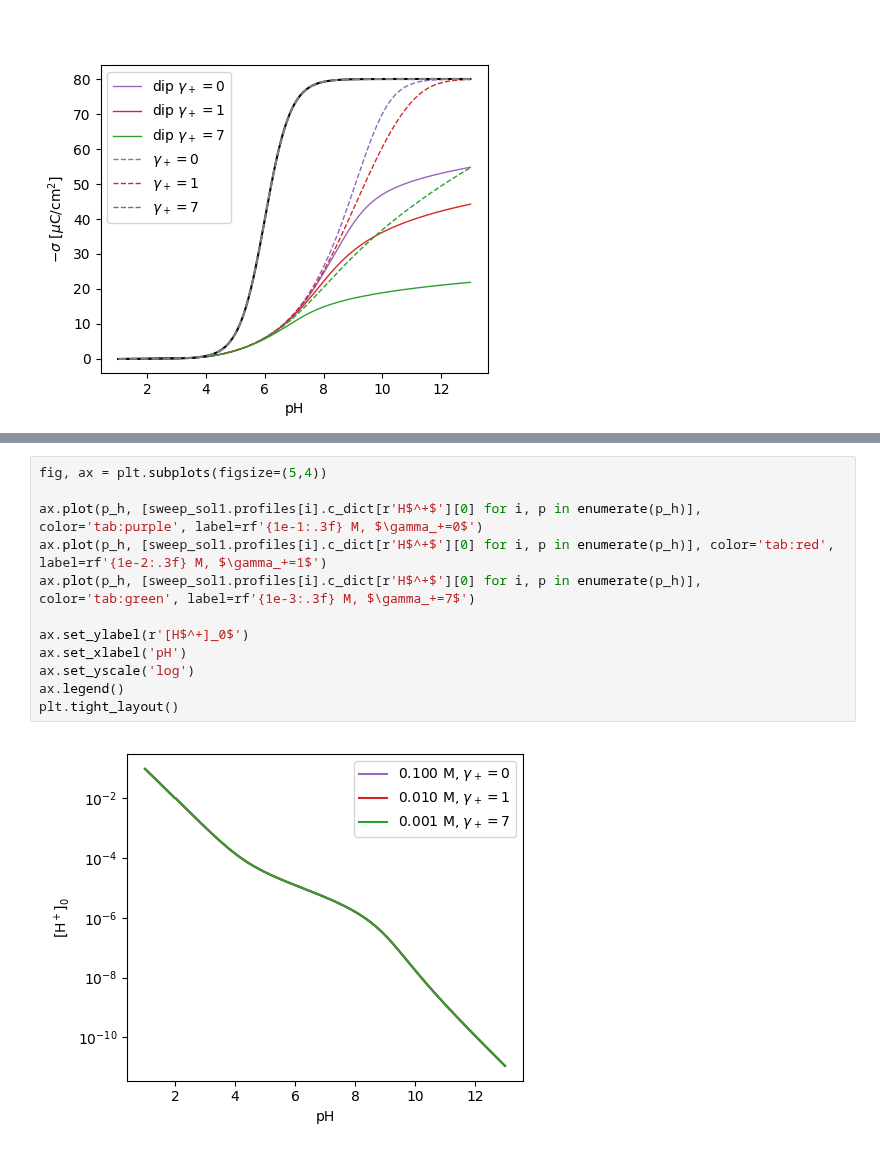
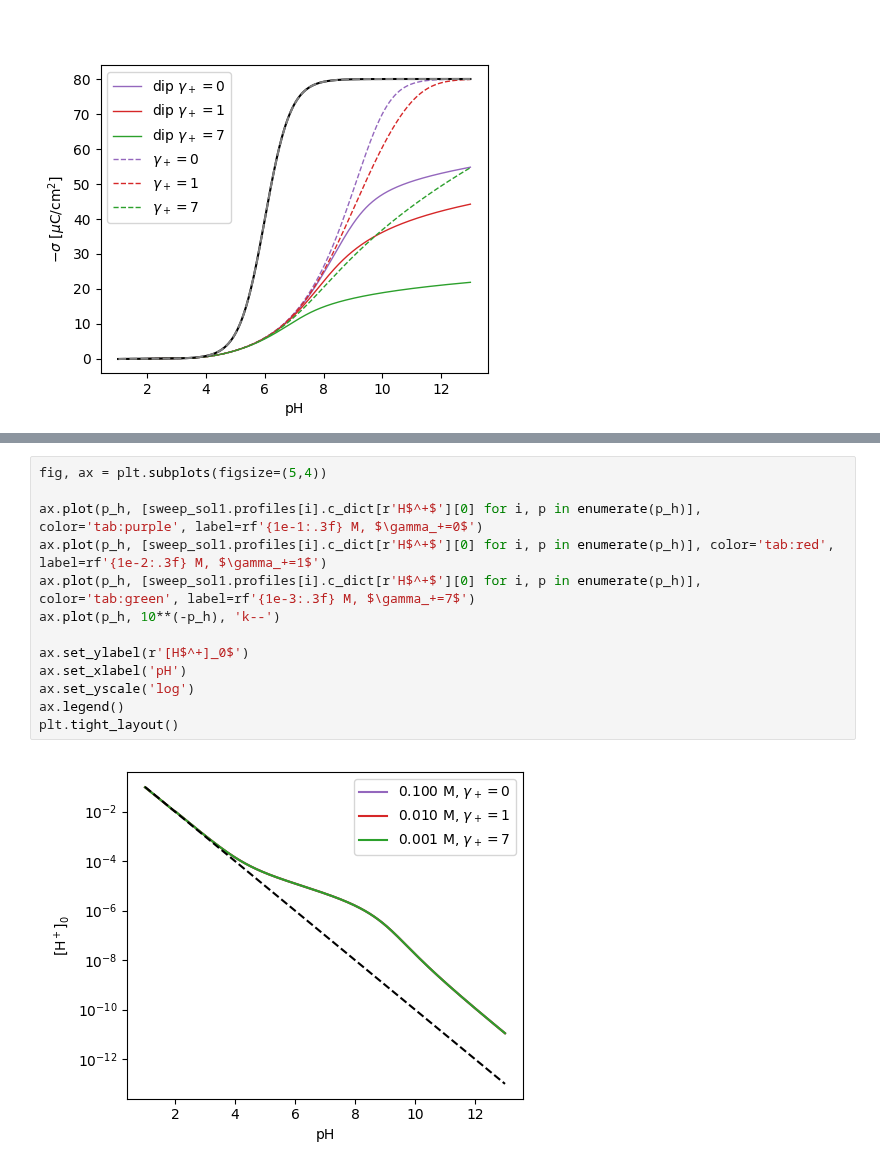
Before and after one commit to lucasdekam/frumkin, a Jupyter notebook: insulator.ipynb, the cells around one changed output, grey strips where cells are left out. Cells and saved outputs as stored; diff of their text form.

```diff
--- a/insulator.ipynb
+++ b/insulator.ipynb
@@ -97,14 +98,15 @@ plt.tight_layout()
 # %%
 fig, ax = plt.subplots(figsize=(5,4))
 
 ax.plot(p_h, [sweep_sol1.profiles[i].c_dict[r'H$^+$'][0] for i, p in enumerate(p_h)], color='tab:purple', label=rf'{1e-1:.3f} M, $\gamma_+=0$')
 ax.plot(p_h, [sweep_sol1.profiles[i].c_dict[r'H$^+$'][0] for i, p in enumerate(p_h)], color='tab:red', label=rf'{1e-2:.3f} M, $\gamma_+=1$')
 ax.plot(p_h, [sweep_sol1.profiles[i].c_dict[r'H$^+$'][0] for i, p in enumerate(p_h)], color='tab:green', label=rf'{1e-3:.3f} M, $\gamma_+=7$')
+ax.plot(p_h, 10**(-p_h), 'k--')
 
 ax.set_ylabel(r'[H$^+]_0$')
 ax.set_xlabel('pH')
 ax.set_yscale('log')
 ax.legend()
 plt.tight_layout()
 # %% [output]
-[figure, old version]
+[figure, new version]
```
Also changed, not shown: parts of 5 cells of this notebook, 4 other files.
